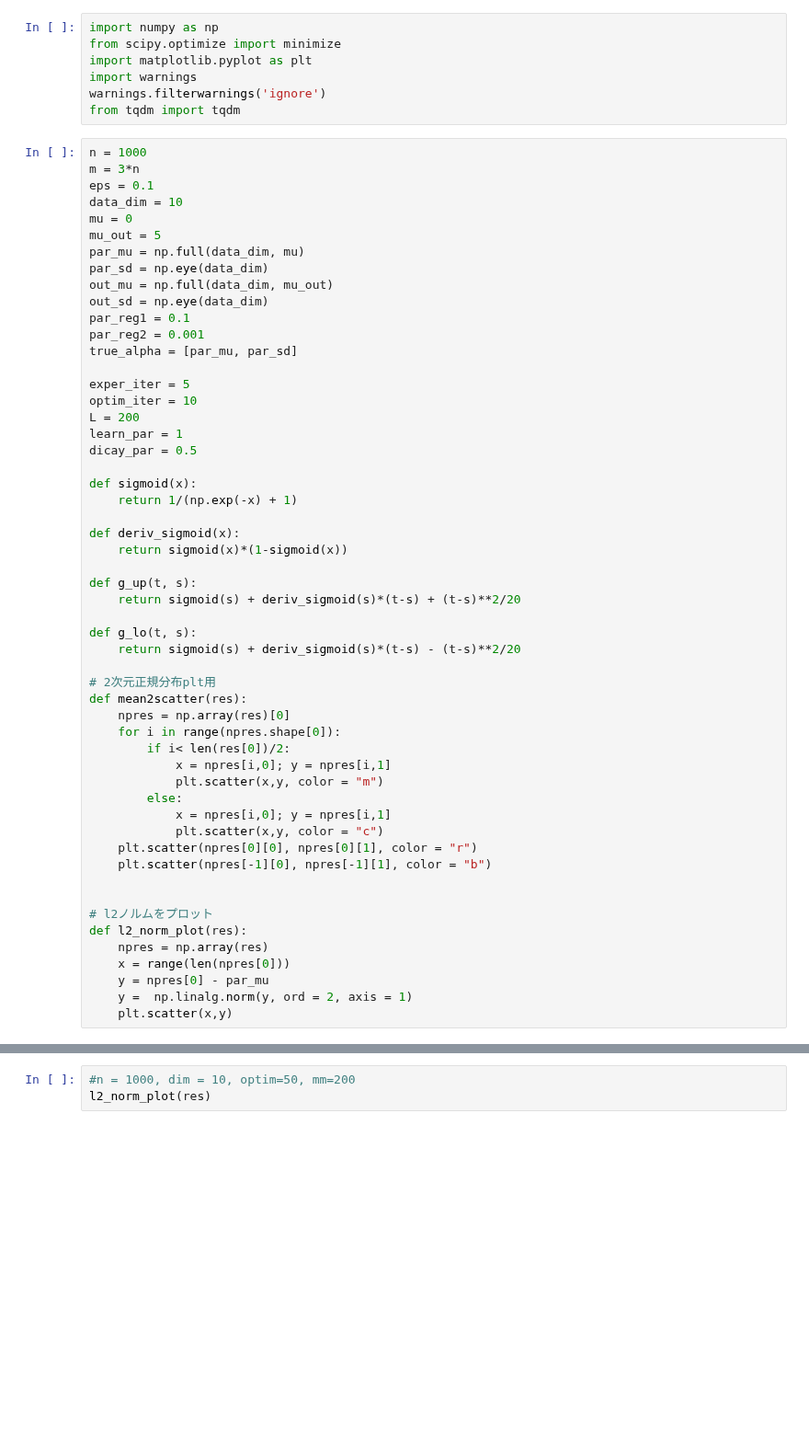
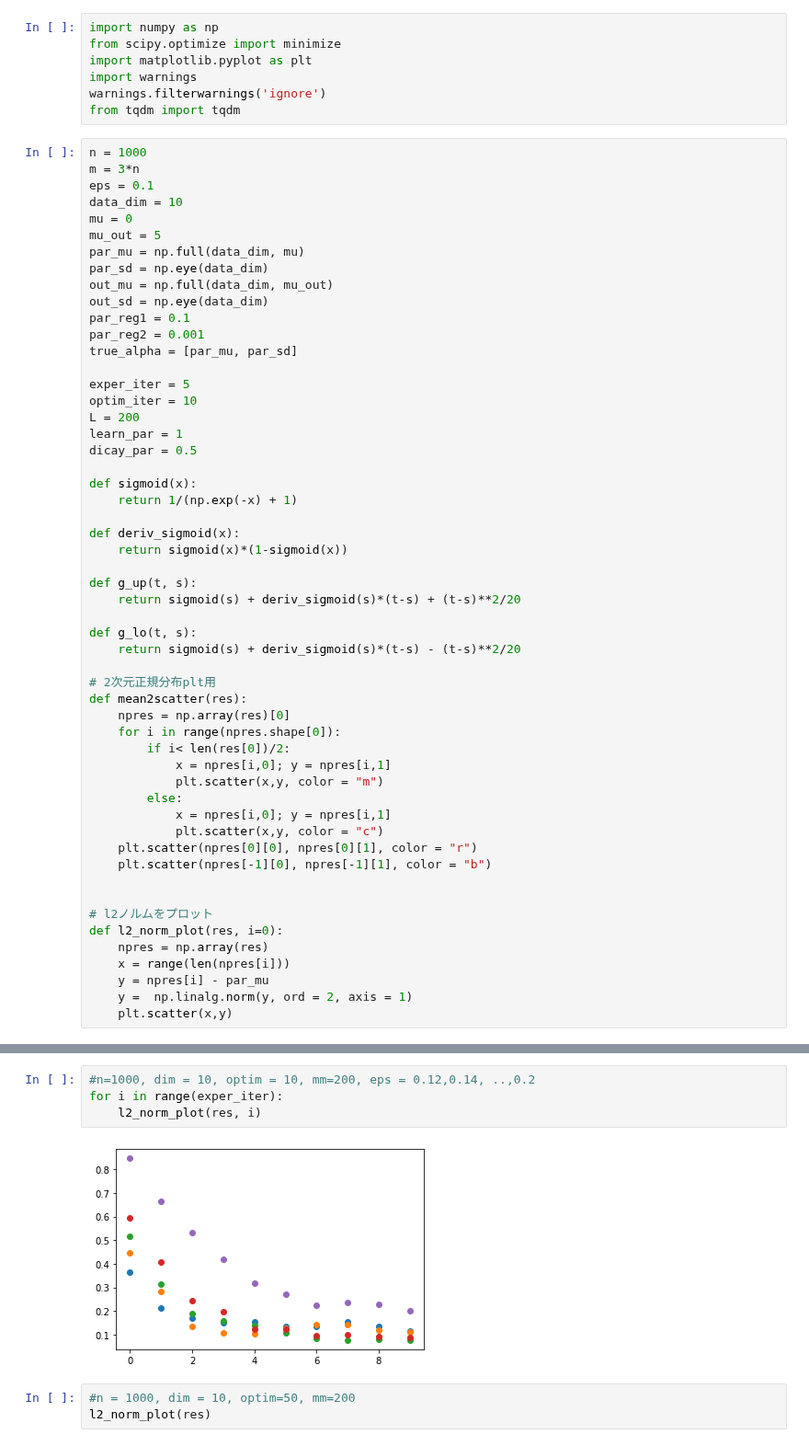
Before and after one commit to monarsan/robust-GAN, a Jupyter notebook: work/multivariate-normal-distribution.ipynb, the cells around one changed output, grey strips where cells are left out. Shown at 92% size. Cells and saved outputs as stored; diff of their text form; blank space fills up the shorter version.

Commit message:
add exper, change eps

```diff
--- a/work/multivariate-normal-distribution.ipynb
+++ b/work/multivariate-normal-distribution.ipynb
@@ -53,10 +53,10 @@ def mean2scatter(res):
 
 
 # l2ノルムをプロット
-def l2_norm_plot(res):
+def l2_norm_plot(res, i=0):
     npres = np.array(res)
-    x = range(len(npres[0]))
-    y = npres[0] - par_mu
+    x = range(len(npres[i]))
+    y = npres[i] - par_mu
     y =  np.linalg.norm(y, ord = 2, axis = 1)
     plt.scatter(x,y)
 # %%
@@ -98,3 +96,9 @@ for i in range(exper_iter):
+# %%
+#n=1000, dim = 10, optim = 10, mm=200, eps = 0.12,0.14, ..,0.2
+for i in range(exper_iter):
+    l2_norm_plot(res, i)
+# %% [output]
+[figure, added]
 # %%
 #n = 1000, dim = 10, optim=50, mm=200
 l2_norm_plot(res)
```
Also changed, not shown: parts of 1 cell of this notebook.
